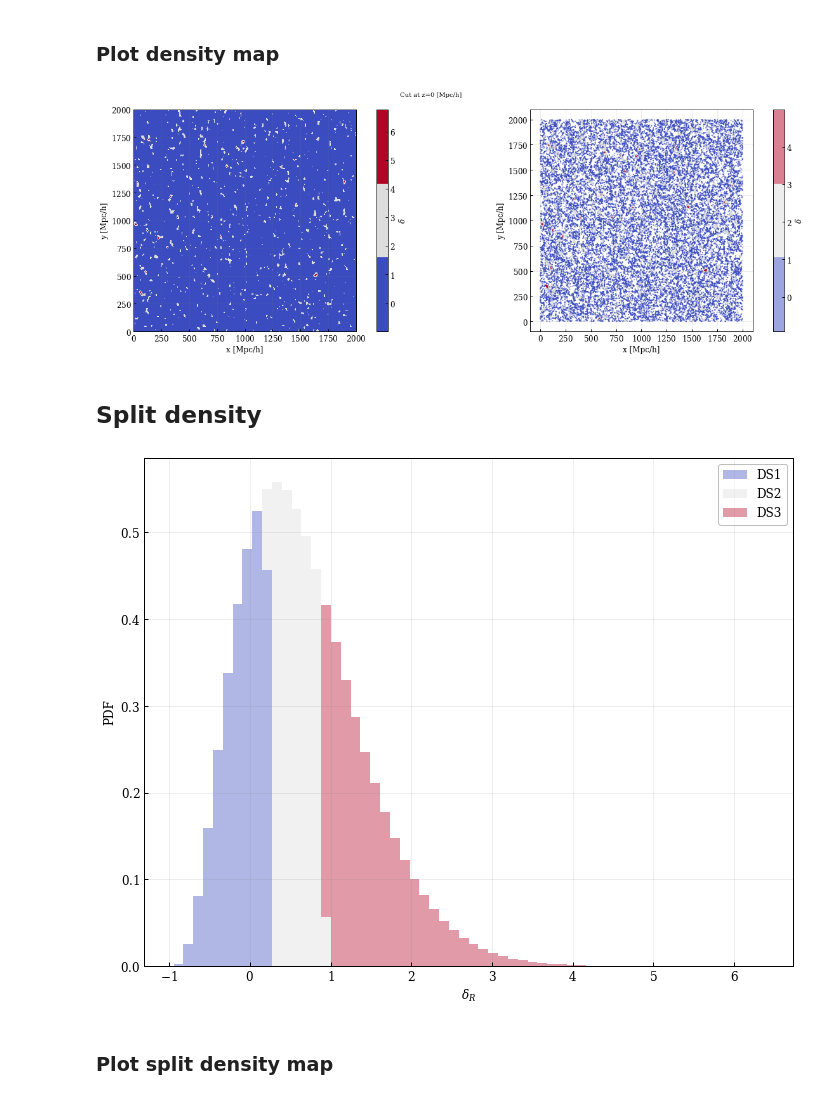
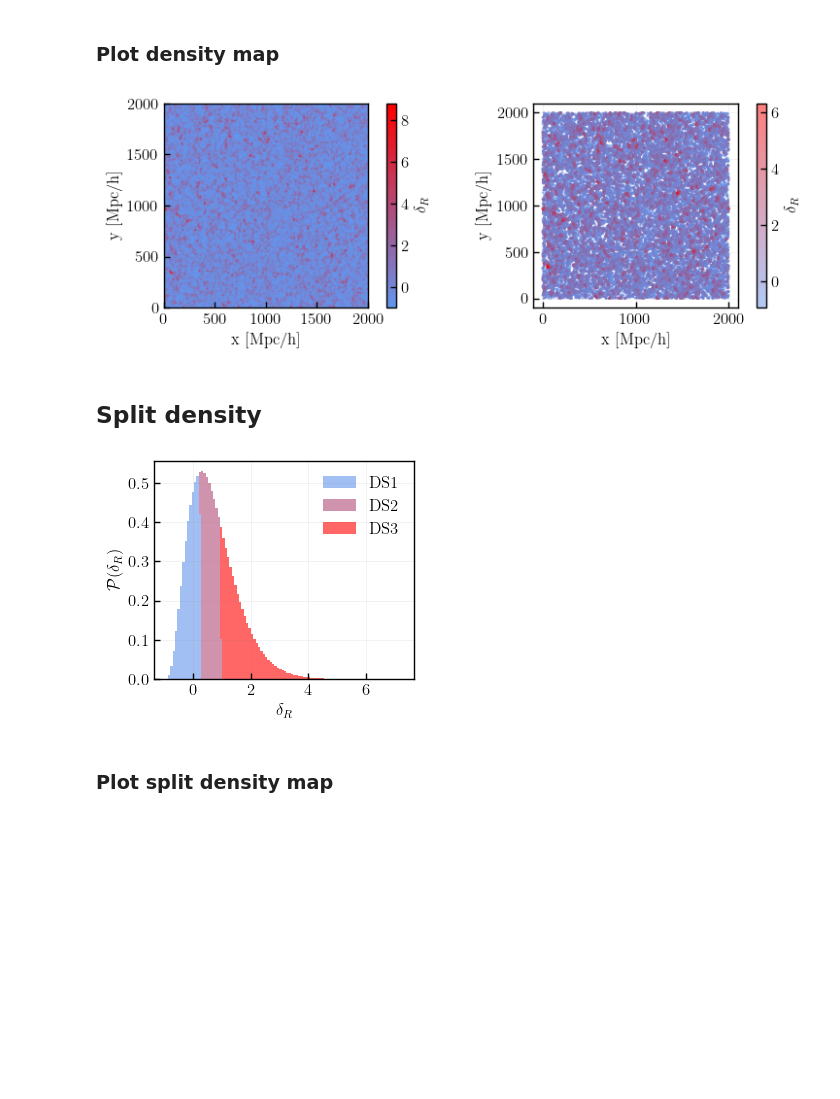
Before and after one commit to mathildepinon/densitysplit, a Jupyter notebook: nb/DensitySplits.ipynb, the cells around one changed output. Drawn from its saved outputs; the diff is of its cells as text; code cells hidden in the pictures; blank space fills up the shorter version.

```diff
--- a/nb/DensitySplits.ipynb
+++ b/nb/DensitySplits.ipynb
@@ -5,24 +5,24 @@ import math
 import numpy as np
 import scipy
 from matplotlib import pyplot as plt
+from matplotlib.colors import LinearSegmentedColormap
 import matplotlib as mpl
 import os
+
+from cosmoprimo import fiducial
 
 plt.rcParams["figure.figsize"] = (10, 8)
 plt.rcParams.update({'font.size': 14})
 
-from abacusnbody.data.compaso_halo_catalog import CompaSOHaloCatalog
-from cosmoprimo import *
-from pypower import CatalogMesh, MeshFFTPower, CatalogFFTPower, PowerSpectrumStatistics, utils, setup_logging
-from pycorr import TwoPointCorrelationFunction, TwoPointEstimator, NaturalTwoPointEstimator, project_to_multipoles, BoxSubsampler, project_to_wp, utils, setup_logging
+from densitysplit import catalog_data, density_split
 
-from densitysplit import catalog_data, density_split
+plots_dir = '/feynman/home/dphp/mp270220/plots/densitysplit'
 # %%
 plt.style.use(os.path.join(os.path.abspath(''), 'densitysplit.mplstyle'))
 # %% [markdown]
 ## Data and output directories
 # %%
-data_dir = '/feynman/work/dphp/mp270220/data/'
+data_dir = '/feynman/scratch/dphp//mp270220/abacus/'
 output_dir = '/feynman/work/dphp/mp270220/outputs/'
 # %% [markdown]
 ## Get data
@@ -88,35 +93,43 @@ plt.show()
 # %% [markdown]
 ### Plot density map
 # %%
-cmap = plt.get_cmap('coolwarm')
+#cmap = plt.get_cmap('coolwarm')
+base_colors = ['cornflowerblue', 'red']
+cmap = LinearSegmentedColormap.from_list("mycmap", base_colors)
 # %%
-fig, axes = plt.subplots(1, 2, figsize=(18, 6), sharey = False)
+fig, axes = plt.subplots(1, 2, figsize=(8, 3), sharey = False)
 
 idx=0
 cut_direction = 'z'
 
 catalog_density.show_density_map(fig, axes[0], cut_direction=cut_direction, cut_idx=idx, cmap=cmap)
-catalog_density.show_halos_map(fig, axes[1], cellsize, cut_direction=cut_direction, cut_idx=idx, cmap=cmap, use_rsd=True)
+catalog_density.show_halos_map(fig, axes[1], cellsize, positions=catalog.positions, cut_direction=cut_direction, cut_idx=idx, cmap=cmap)
 
-plt.suptitle('Cut at '+cut_direction+'={} [Mpc/h]'.format(idx*catalog_density.cellsize))
+#plt.suptitle('Cut at '+cut_direction+'={} [Mpc/h]'.format(idx*catalog_density.cellsize))
+plt.savefig(os.path.join(plots_dir, 'density_map.pdf'), dpi=300)
 plt.show()
 # %% [output]
-[figure, old version]
+[figure, new version]
 # %% [markdown]
 ## Split density
 # %%
-catalog_density.split_density(3)
-cmap = plt.get_cmap('coolwarm', catalog_density.nsplits)
+mesh, indices = catalog_density.split_density(3, return_indices=True)
+split_densities = [catalog_density.data_densities[indices[i]] for i in range(3)]
+
+#cmap = plt.get_cmap('coolwarm', catalog_density.nsplits)
+cmap = LinearSegmentedColormap.from_list("mycmap", base_colors, N=catalog_density.nsplits)
 colors = [cmap(i) for i in range(catalog_density.nsplits)]
 
-plt.hist(catalog_density.split_densities, bins=60, histtype='barstacked', label=['DS{}'.format(i) for i in catalog_density.split_labels], density=True,
-         color=colors, alpha=0.4)
+plt.figure(figsize=(3.5, 3))
+plt.hist(split_densities, bins=100, histtype='barstacked', label=['DS{}'.format(i) for i in catalog_density.split_labels], density=True,
+         color=colors, alpha=0.6)
 plt.xlabel("$\delta_{R}$")
-plt.ylabel("PDF")
+plt.ylabel("$\mathcal{P}(\delta_R)$")
 plt.legend()
+plt.savefig(os.path.join(plots_dir, 'abacus_densitysplits.pdf'), dpi=300)
 plt.show()
 # %% [output]
-[figure, old version]
+[figure, new version]
 # %% [markdown]
 ### Plot split density map
 # %%
```
Also changed, not shown: parts of 6 cells of this notebook, 1 other file.
